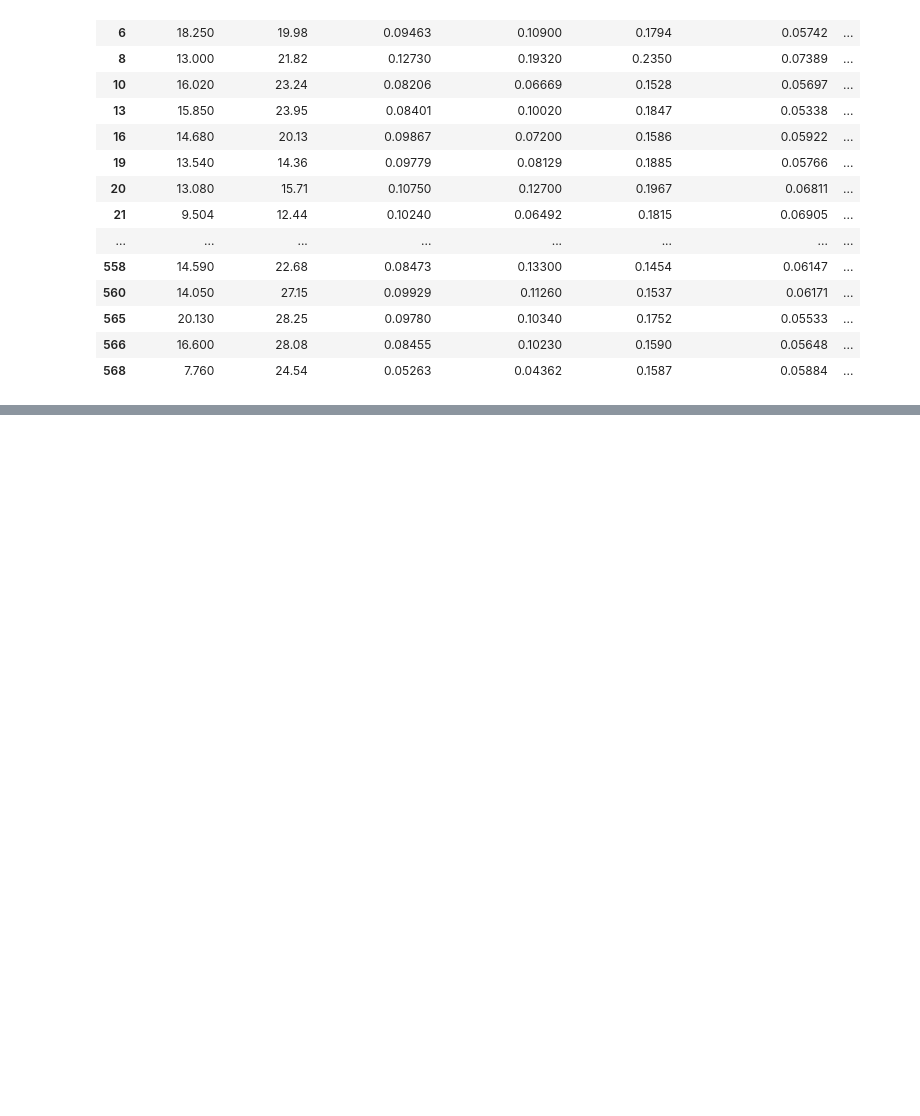
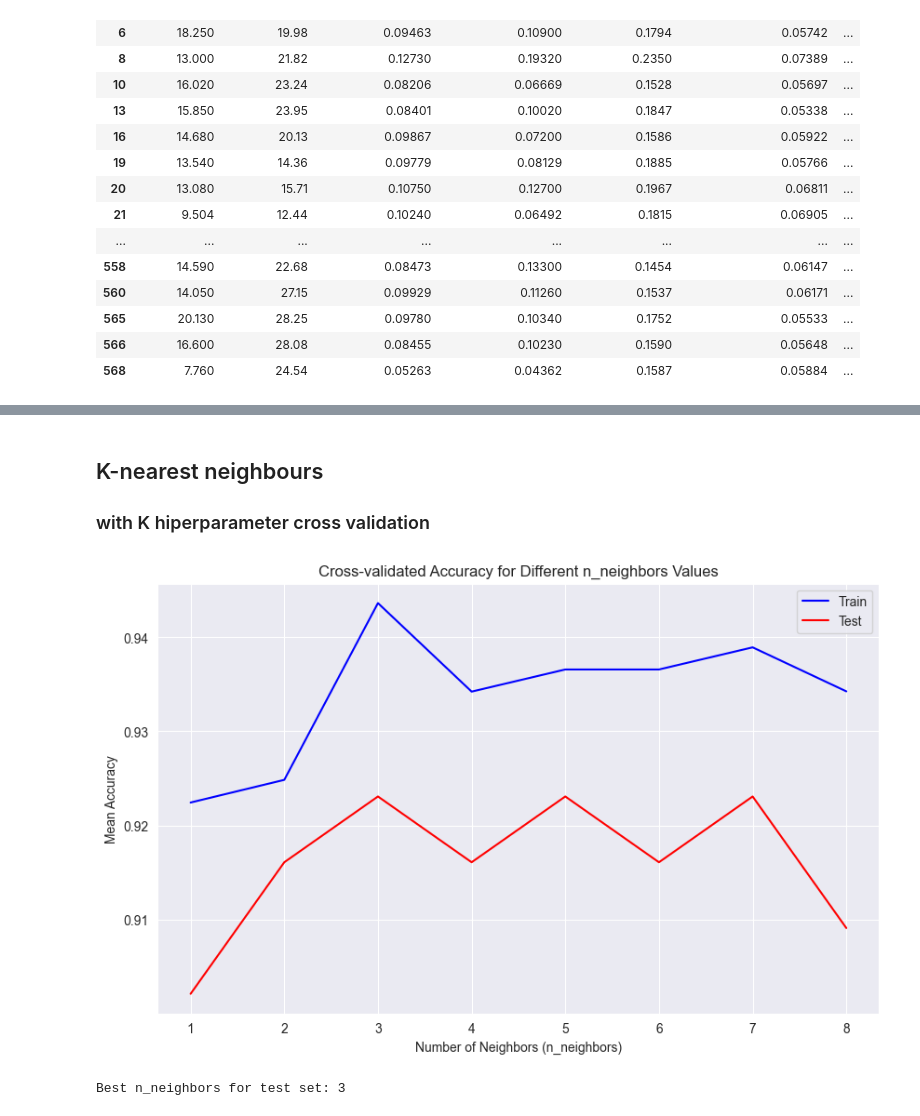
Before and after one commit to matijapavlovic8/breast-cancer-classification, a Jupyter notebook: breast-cancer-classification.ipynb, the cells around one changed output, grey strips where cells are left out. Drawn from its saved outputs; the diff is of its cells as text; code cells hidden in the pictures; blank space fills up the shorter version.

```diff
--- a/breast-cancer-classification.ipynb
+++ b/breast-cancer-classification.ipynb
@@ -349,0 +455,47 @@ display(data_no_correlation)
+# %% [markdown]
+## K-nearest neighbours
+### with K hiperparameter cross validation
+# %%
+
+from sklearn.neighbors import KNeighborsClassifier
+n_neighbors_values = range(1, 9)
+
+k_fold = KFold(n_splits=5, shuffle=True, random_state=42)
+
+mean_scores_train = []
+mean_scores_test = []
+
+best_k = None
+best_score = 0.0
+
+for n_neighbors in n_neighbors_values:
+    knn = KNeighborsClassifier(n_neighbors=n_neighbors)
+
+    cv_scores_train = cross_val_score(knn, X_train, y_train, cv=k_fold, scoring='accuracy')
+    mean_scores_train.append(cv_scores_train.mean())
+
+    knn.fit(X_train, y_train)
+
+    y_pred_test = knn.predict(X_test)
+
+    accuracy_test = accuracy_score(y_test, y_pred_test)
+    mean_scores_test.append(accuracy_test)
+
+    if accuracy_test > best_score:
+        best_score = accuracy_test
+        best_k = n_neighbors
+
+plt.figure(figsize=(10, 6))
+plt.plot(n_neighbors_values, mean_scores_train, color='b', label='Train')
+plt.plot(n_neighbors_values, mean_scores_test, color='r', label='Test')
+plt.title('Cross-validated Accuracy for Different n_neighbors Values')
+plt.xlabel('Number of Neighbors (n_neighbors)')
+plt.ylabel('Mean Accuracy')
+plt.legend()
+plt.grid(True)
+plt.show()
+
+print(f"Best n_neighbors for test set: {best_k}")
+# %% [output]
+[figure, added]
+Best n_neighbors for test set: 3
```
Also changed, not shown: parts of 12 cells of this notebook.
